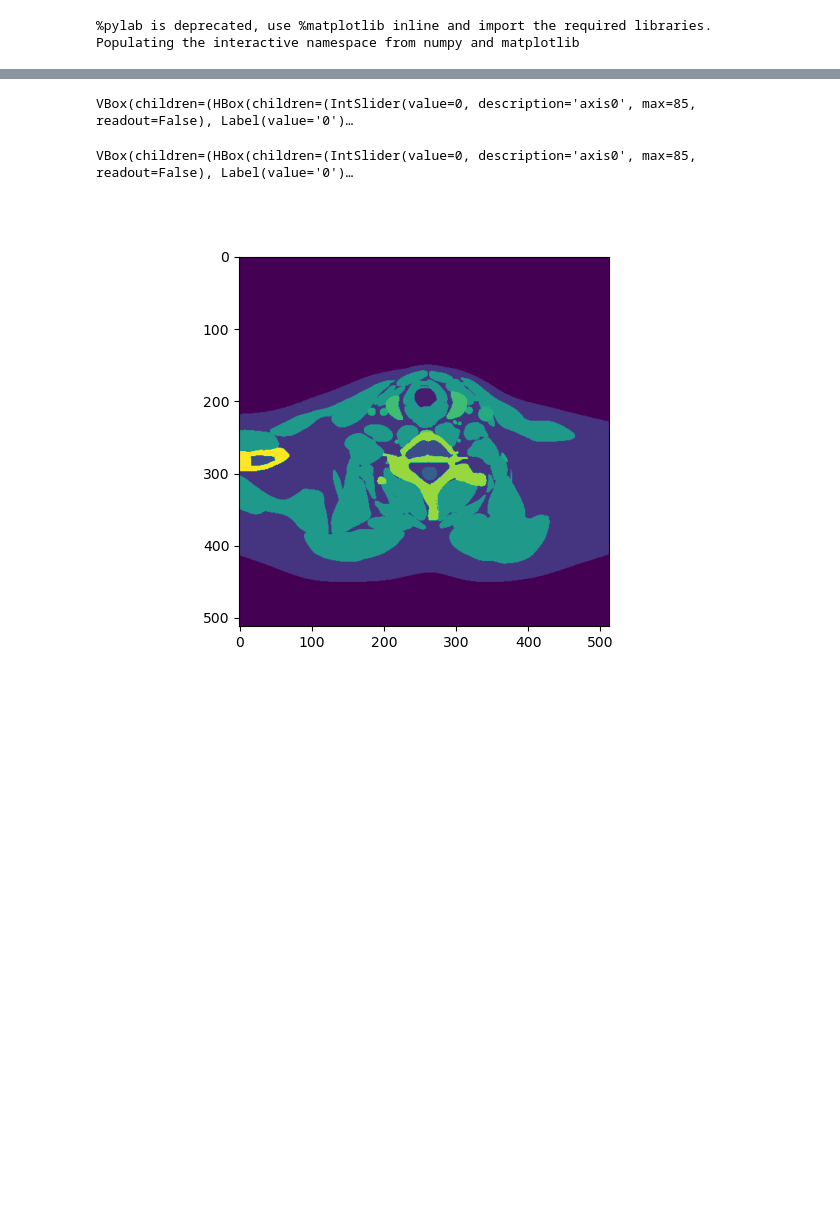
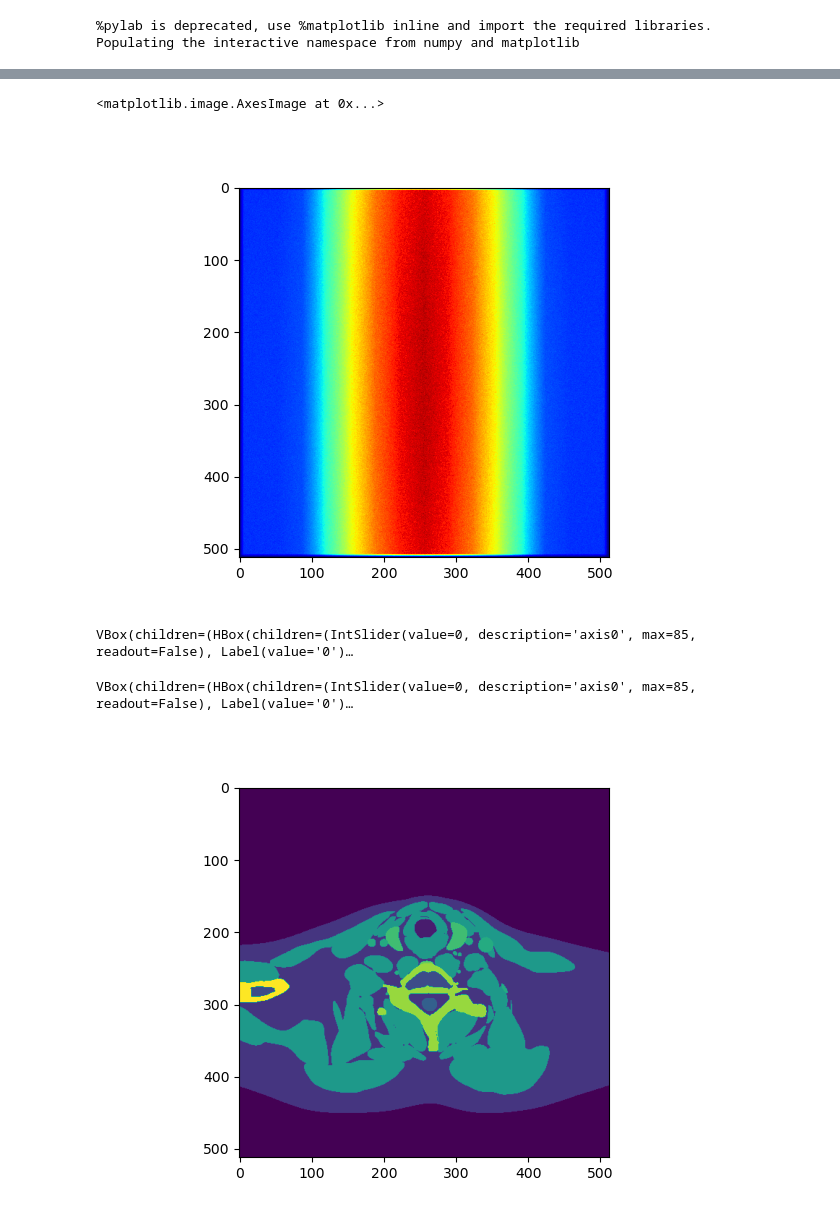
Before and after one commit to jerichooconnell/work-dfci, a Jupyter notebook: 3-jupyter_notebooks_patient/11-initial_patient_redo/3-simulate_from_XCAT.ipynb, the cells around one changed output, grey strips where cells are left out. Cells and saved outputs as stored; diff of their text form; code cells hidden in the pictures; blank space fills up the shorter version.

```diff
--- a/3-jupyter_notebooks_patient/11-initial_patient_redo/3-simulate_from_XCAT.ipynb
+++ b/3-jupyter_notebooks_patient/11-initial_patient_redo/3-simulate_from_XCAT.ipynb
@@ -194,3 +205,9 @@ print(np.mean(B[crop:-crop,crop:-crop]))
+# %%
+plt.figure()
+plt.imshow(phantom.ggems_flood.T,cmap='jet')
+# %% [output]
+<matplotlib.image.AxesImage at 0x...>
+[figure, added]
 # %%
 import mpl_interactions as pli
 
```
Also changed, not shown: parts of 10 cells of this notebook, 28 other files.
